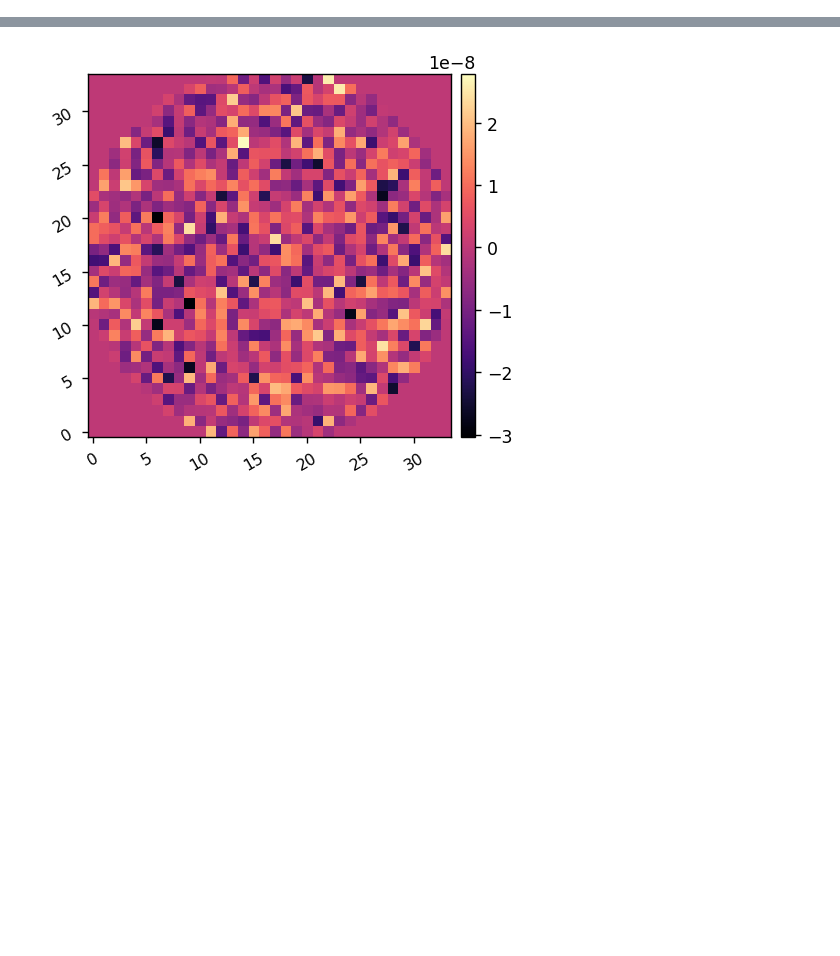
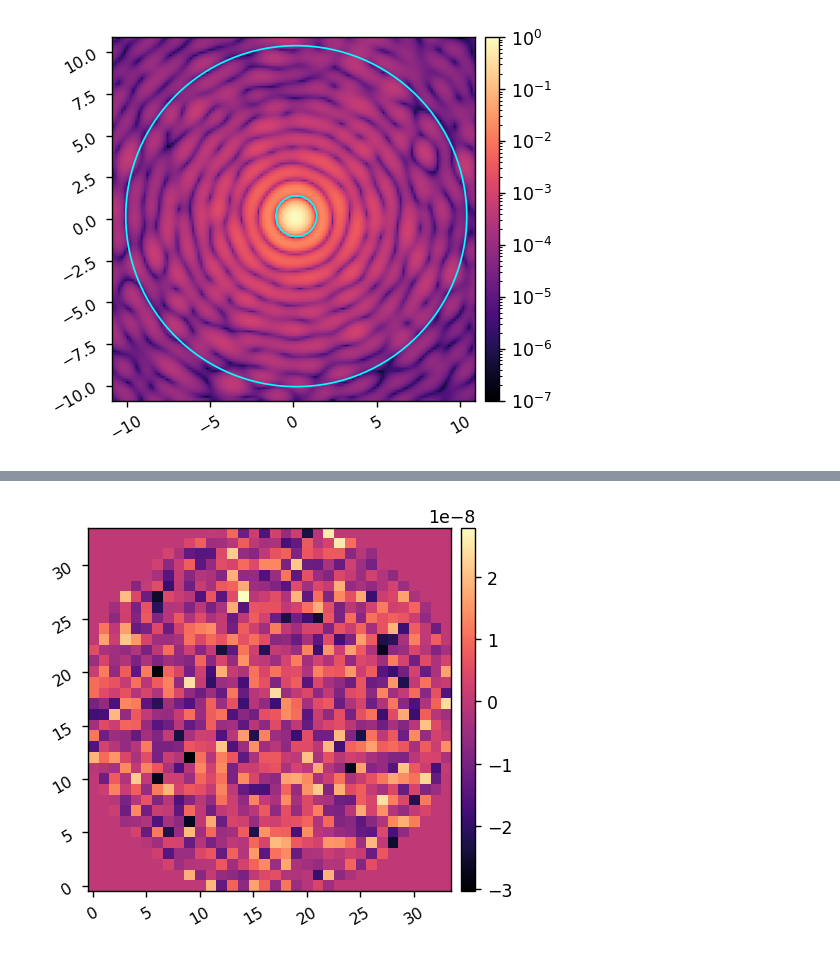
Before and after one commit to uasal/scoob-psf, a Jupyter notebook: example-notebooks/jax_scoob_tests.ipynb, the cells around one changed output, grey strips where cells are left out. Cells and saved outputs as stored; diff of their text form; code cells hidden in the pictures; blank space fills up the shorter version.

```diff
--- a/example-notebooks/jax_scoob_tests.ipynb
+++ b/example-notebooks/jax_scoob_tests.ipynb
@@ -34,0 +97,8 @@ AttributeError: module 'scoobpsf.jax_scoob' has no attribute 'SCOOB'
+# %%
+
+pxscl = jscoob.psf_pixelscale_lamD
+imshow1(ref_psf/Imax_ref, lognorm=True, vmin=1e-7, npix=128, pxscl=pxscl,
+        patches=[Circle((pxscl, pxscl), 1.22, fill=False, color='cyan'),
+                 Circle((pxscl, pxscl), 10.22, fill=False, color='cyan')])
+# %% [output]
+[figure, added]
```
Also changed, not shown: parts of 9 cells of this notebook, 14 other files.
